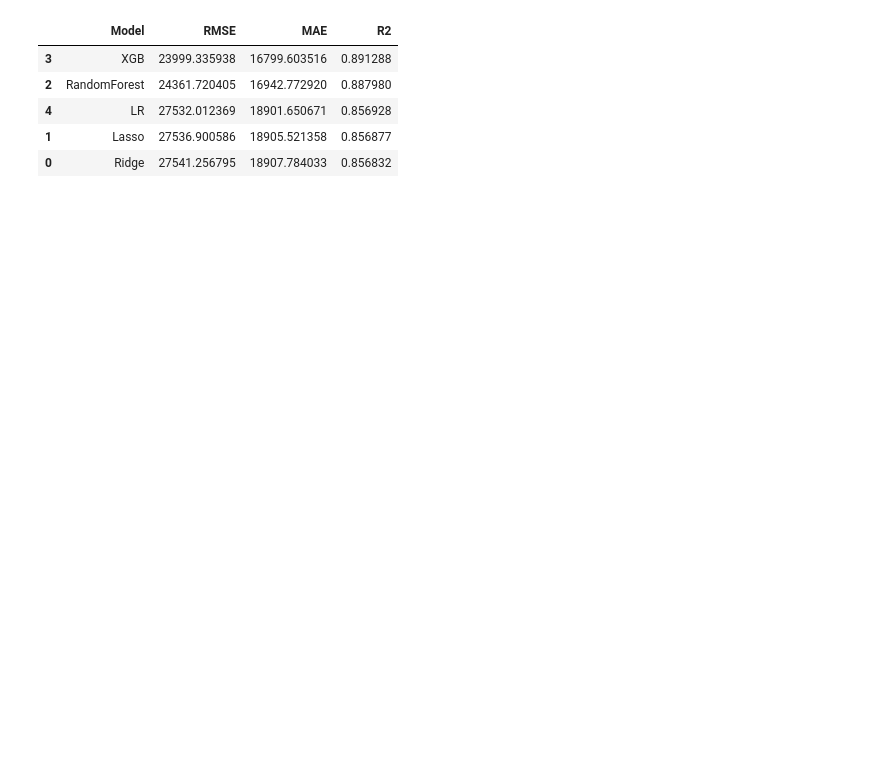
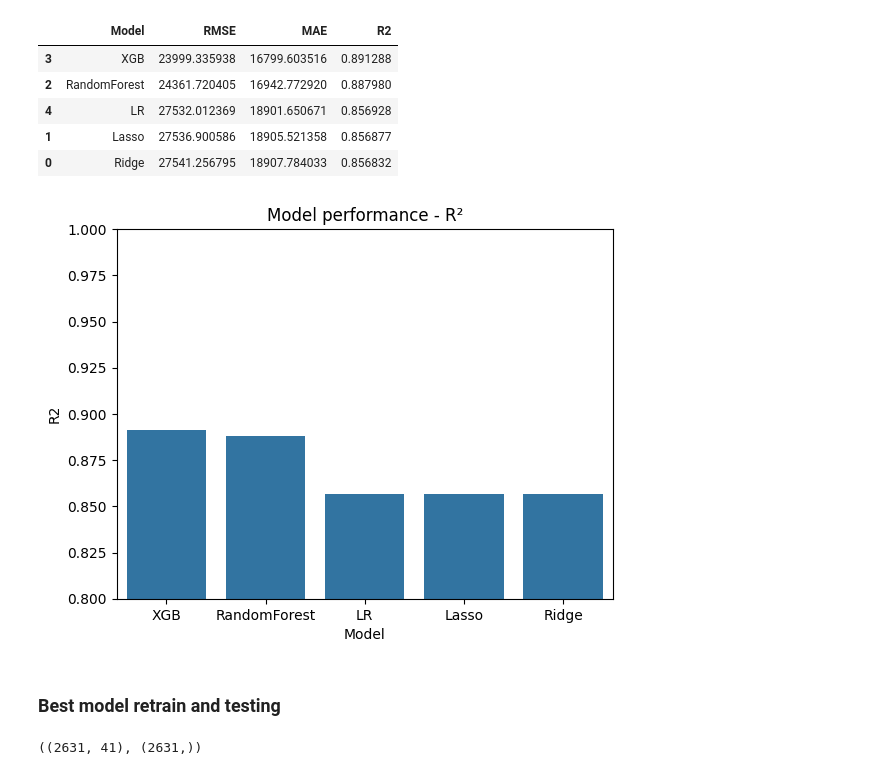
Before and after one commit to HMurawski/dump, a Jupyter notebook: dump_learning/random/refreshment/03.ipynb, the cells around one changed output. Cells and saved outputs as stored; diff of their text form; code cells hidden in the pictures; blank space fills up the shorter version.

Commit message:
model testing

```diff
--- a/dump_learning/random/refreshment/03.ipynb
+++ b/dump_learning/random/refreshment/03.ipynb
@@ -417,3 +420,19 @@ df_results.sort_values(by="R2", ascending=False)
 | 4 | LR | 27532.012369 | 18901.650671 | 0.856928 |
 | 1 | Lasso | 27536.900586 | 18905.521358 | 0.856877 |
 | 0 | Ridge | 27541.256795 | 18907.784033 | 0.856832 |
+# %%
+sns.barplot(data=df_results.sort_values(by="R2", ascending=False), x="Model", y="R2")
+plt.title("Model performance - R²")
+plt.ylim(0.8, 1.0)
+plt.show()
+# %% [output]
+[figure, added]
+# %% [markdown]
+### Best model retrain and testing
+# %%
+X_full = pd.concat((X_train, X_val))
+y_full = pd.concat((y_train, y_val))
+
+X_full.shape, y_full.shape
+# %% [output]
+((2631, 41), (2631,))
```
Also changed, not shown: parts of 10 cells of this notebook, 1 other file.
